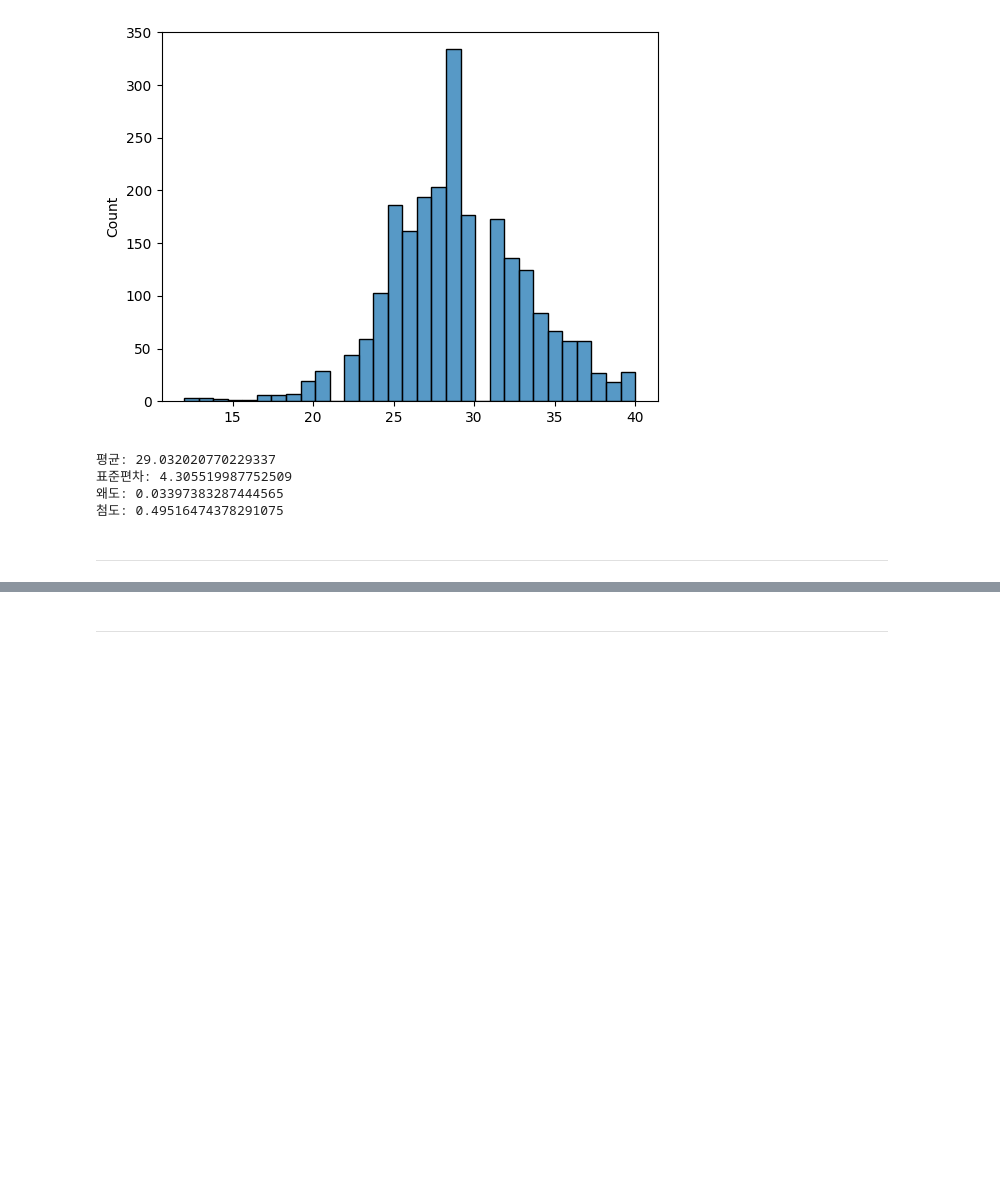
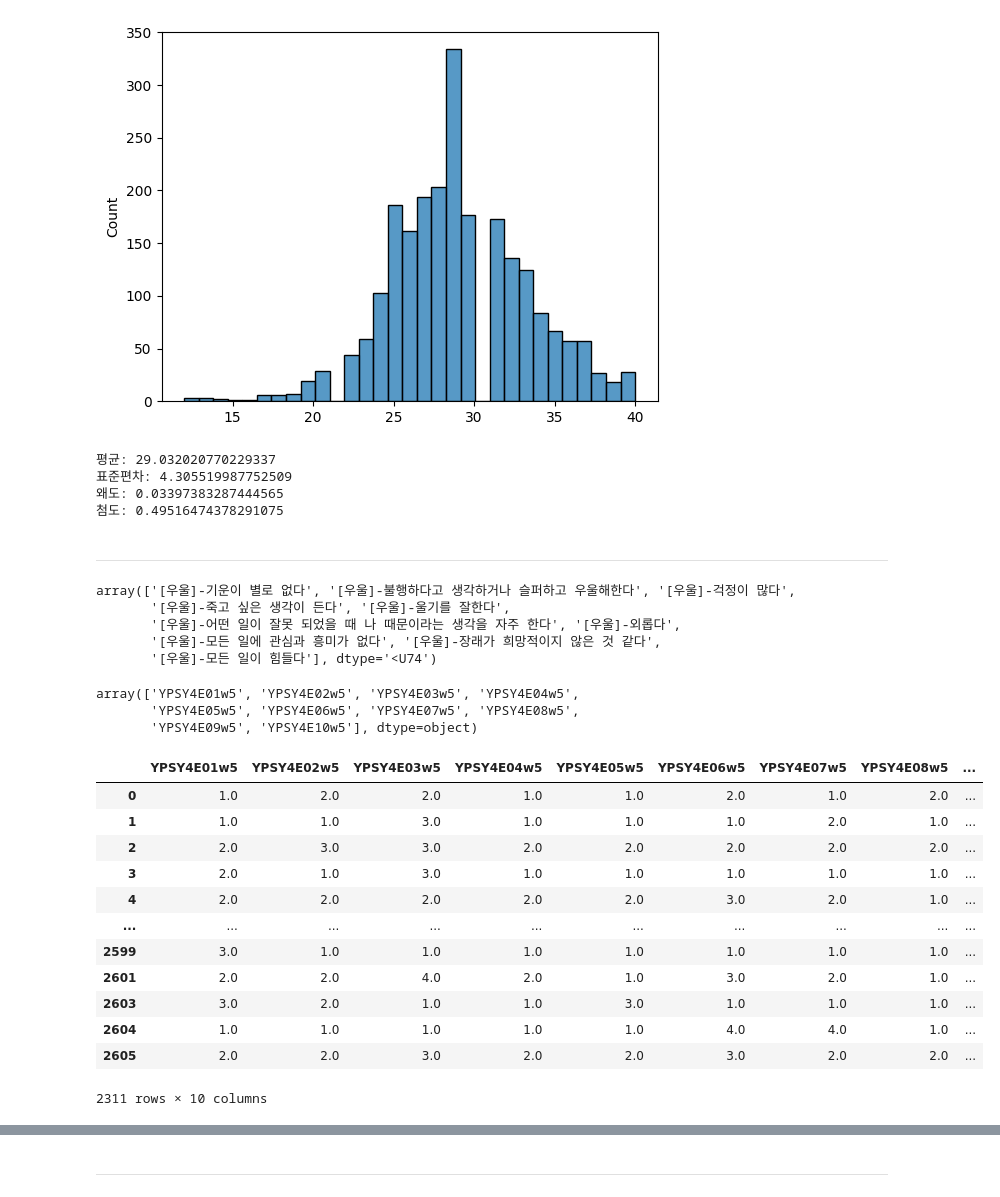
Before and after one commit to psb629/SPSS, a Jupyter notebook: spss.ipynb, the cells around one changed output, grey strips where cells are left out. Cells and saved outputs as stored; diff of their text form; code cells hidden in the pictures; blank space fills up the shorter version.

```diff
--- a/spss.ipynb
+++ b/spss.ipynb
@@ -108,3 +108,39 @@ print("첨도:", kurt_val)
 첨도: 0.49516474378291075
 # %% [markdown]
 ---
+# %%
+columns = np.array(df.columns)
+# %%
+tmp = meta.column_labels
+indices = [i for i, val in enumerate(tmp) if '[우울]' in val]
+np.array(tmp)[indices]
+# %% [output]
+array(['[우울]-기운이 별로 없다', '[우울]-불행하다고 생각하거나 슬퍼하고 우울해한다', '[우울]-걱정이 많다',
+       '[우울]-죽고 싶은 생각이 든다', '[우울]-울기를 잘한다',
+       '[우울]-어떤 일이 잘못 되었을 때 나 때문이라는 생각을 자주 한다', '[우울]-외롭다',
+       '[우울]-모든 일에 관심과 흥미가 없다', '[우울]-장래가 희망적이지 않은 것 같다',
+       '[우울]-모든 일이 힘들다'], dtype='<U74')
+# %%
+columns = columns[indices]
+columns
+# %% [output]
+array(['YPSY4E01w5', 'YPSY4E02w5', 'YPSY4E03w5', 'YPSY4E04w5',
+       'YPSY4E05w5', 'YPSY4E06w5', 'YPSY4E07w5', 'YPSY4E08w5',
+       'YPSY4E09w5', 'YPSY4E10w5'], dtype=object)
+# %%
+dg = df[columns].dropna()
+dg
+# %% [output]
+|  | YPSY4E01w5 | YPSY4E02w5 | YPSY4E03w5 | YPSY4E04w5 | YPSY4E05w5 | YPSY4E06w5 | YPSY4E07w5 | YPSY4E08w5 | ... |
+| 0 | 1.0 | 2.0 | 2.0 | 1.0 | 1.0 | 2.0 | 1.0 | 2.0 | ... |
+| 1 | 1.0 | 1.0 | 3.0 | 1.0 | 1.0 | 1.0 | 2.0 | 1.0 | ... |
+| 2 | 2.0 | 3.0 | 3.0 | 2.0 | 2.0 | 2.0 | 2.0 | 2.0 | ... |
+| 3 | 2.0 | 1.0 | 3.0 | 1.0 | 1.0 | 1.0 | 1.0 | 1.0 | ... |
+| 4 | 2.0 | 2.0 | 2.0 | 2.0 | 2.0 | 3.0 | 2.0 | 1.0 | ... |
+| ... | ... | ... | ... | ... | ... | ... | ... | ... | ... |
+| 2599 | 3.0 | 1.0 | 1.0 | 1.0 | 1.0 | 1.0 | 1.0 | 1.0 | ... |
+| 2601 | 2.0 | 2.0 | 4.0 | 2.0 | 1.0 | 3.0 | 2.0 | 1.0 | ... |
+| 2603 | 3.0 | 2.0 | 1.0 | 1.0 | 3.0 | 1.0 | 1.0 | 1.0 | ... |
+| 2604 | 1.0 | 1.0 | 1.0 | 1.0 | 1.0 | 4.0 | 4.0 | 1.0 | ... |
+| 2605 | 2.0 | 2.0 | 3.0 | 2.0 | 2.0 | 3.0 | 2.0 | 2.0 | ... |
+2311 rows × 10 columns
```
Also changed, not shown: parts of 4 cells of this notebook.
